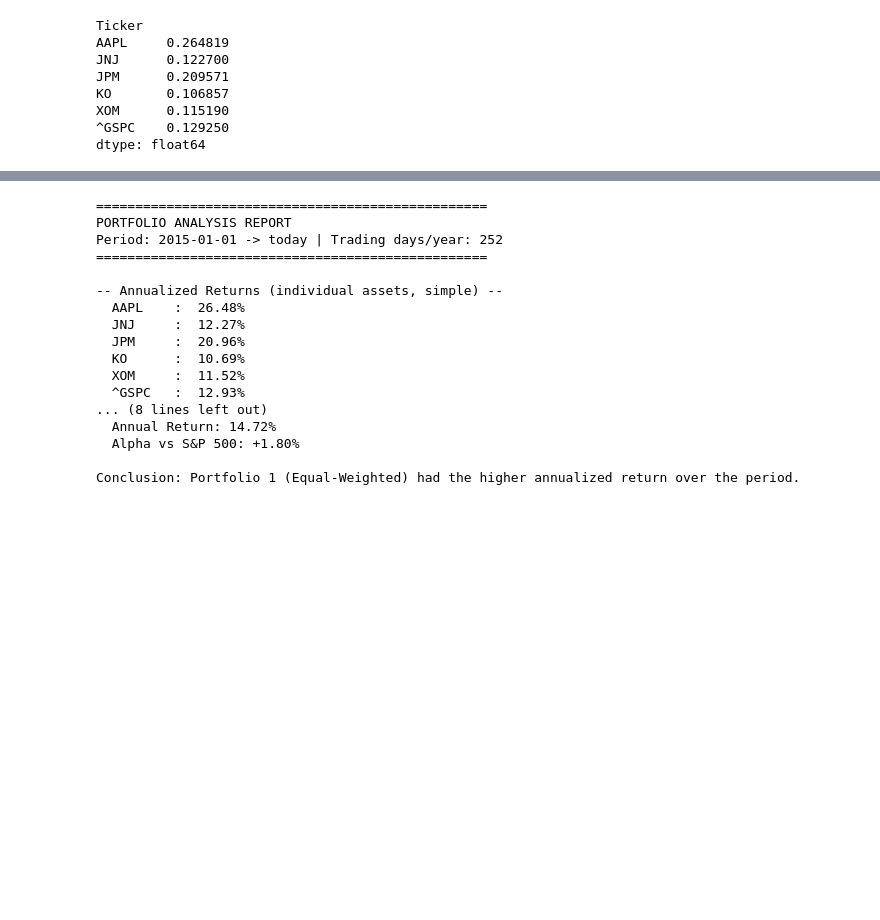
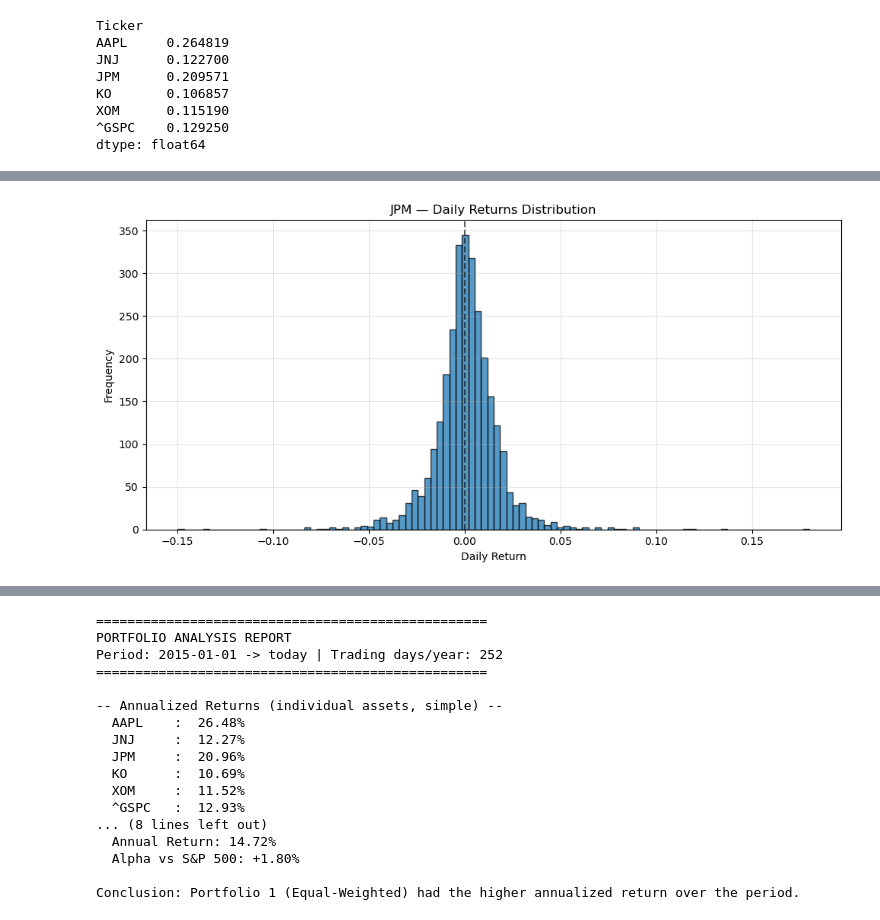
Before and after one commit to KesidisAngelos/financial-portfolio-analysis, a Jupyter notebook: Portfolio Analysis (Quant).ipynb, the cells around one changed output, grey strips where cells are left out. Saved outputs shown, nothing was run; the diff lists cells and outputs as text; code cells hidden in the pictures; blank space fills up the shorter version.

```diff
--- a/Portfolio Analysis (Quant).ipynb
+++ b/Portfolio Analysis (Quant).ipynb
@@ -127,0 +203,85 @@ plt.show()
+# %%
+# --------------------------------------
+# 7. Returns Distribution (AAPL)
+# --------------------------------------
+
+fig, ax = plt.subplots(figsize=(10, 5))
+daily_simple["AAPL"].hist(bins=100, ax=ax, alpha=0.75, edgecolor="black")
+ax.axvline(0, color="black", linestyle="--", alpha=0.6)
+ax.set_title("AAPL — Daily Returns Distribution")
+ax.set_xlabel("Daily Return")
+ax.set_ylabel("Frequency")
+ax.grid(alpha=0.3)
+plt.tight_layout()
+plt.show()
+
+# --------------------------------------
+# 7b. Returns Distribution (JPM)
+# --------------------------------------
+
+fig, ax = plt.subplots(figsize=(10, 5))
+daily_simple["JPM"].hist(bins=100, ax=ax, alpha=0.75, edgecolor="black")
+ax.axvline(0, color="black", linestyle="--", alpha=0.6)
+ax.set_title("JPM — Daily Returns Distribution")
+ax.set_xlabel("Daily Return")
+ax.set_ylabel("Frequency")
+ax.grid(alpha=0.3)
+plt.tight_layout()
+plt.show()
+
+# --------------------------------------
+# 7c. Returns Distribution (JNJ)
+# --------------------------------------
+
+fig, ax = plt.subplots(figsize=(10, 5))
+daily_simple["JNJ"].hist(bins=100, ax=ax, alpha=0.75, edgecolor="black")
+ax.axvline(0, color="black", linestyle="--", alpha=0.6)
+ax.set_title("JNJ — Daily Returns Distribution")
+ax.set_xlabel("Daily Return")
+ax.set_ylabel("Frequency")
+ax.grid(alpha=0.3)
+plt.tight_layout()
+plt.show()
+
+# --------------------------------------
+# 7d. Returns Distribution (KO)
+# --------------------------------------
+
+fig, ax = plt.subplots(figsize=(10, 5))
+daily_simple["KO"].hist(bins=100, ax=ax, alpha=0.75, edgecolor="black")
+ax.axvline(0, color="black", linestyle="--", alpha=0.6)
+ax.set_title("KO — Daily Returns Distribution")
+ax.set_xlabel("Daily Return")
+ax.set_ylabel("Frequency")
+ax.grid(alpha=0.3)
+plt.tight_layout()
+plt.show()
+
+# --------------------------------------
+# 7e. Returns Distribution (XOM)
+# --------------------------------------
+
+fig, ax = plt.subplots(figsize=(10, 5))
+daily_simple["XOM"].hist(bins=100, ax=ax, alpha=0.75, edgecolor="black")
+ax.axvline(0, color="black", linestyle="--", alpha=0.6)
+ax.set_title("XOM — Daily Returns Distribution")
+ax.set_xlabel("Daily Return")
+ax.set_ylabel("Frequency")
+ax.grid(alpha=0.3)
+plt.tight_layout()
+plt.show()
+
+# --------------------------------------
+# 7f. Returns Distribution (^GSPC)
+# --------------------------------------
+
+fig, ax = plt.subplots(figsize=(10, 5))
+daily_simple["^GSPC"].hist(bins=100, ax=ax, alpha=0.75, edgecolor="black")
+ax.axvline(0, color="black", linestyle="--", alpha=0.6)
+ax.set_title("^GSPC — Daily Returns Distribution")
+ax.set_xlabel("Daily Return")
+ax.set_ylabel("Frequency")
+ax.grid(alpha=0.3)
+plt.tight_layout()
+plt.show()
+# %% [output]
@@ -127,0 +289 @@ plt.show()
+[figure, added]
```
Also changed, not shown: parts of 5 cells of this notebook.
